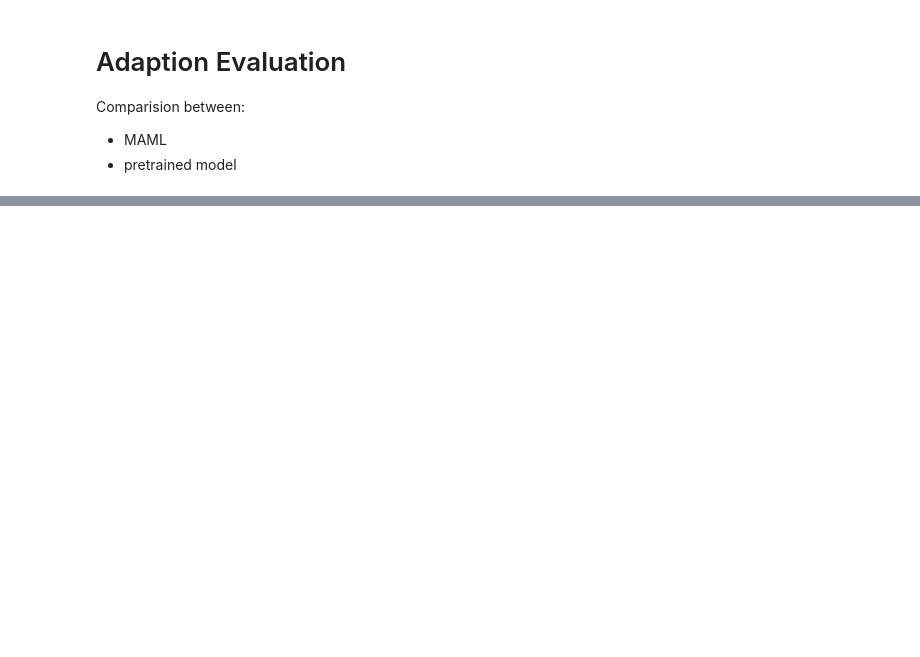
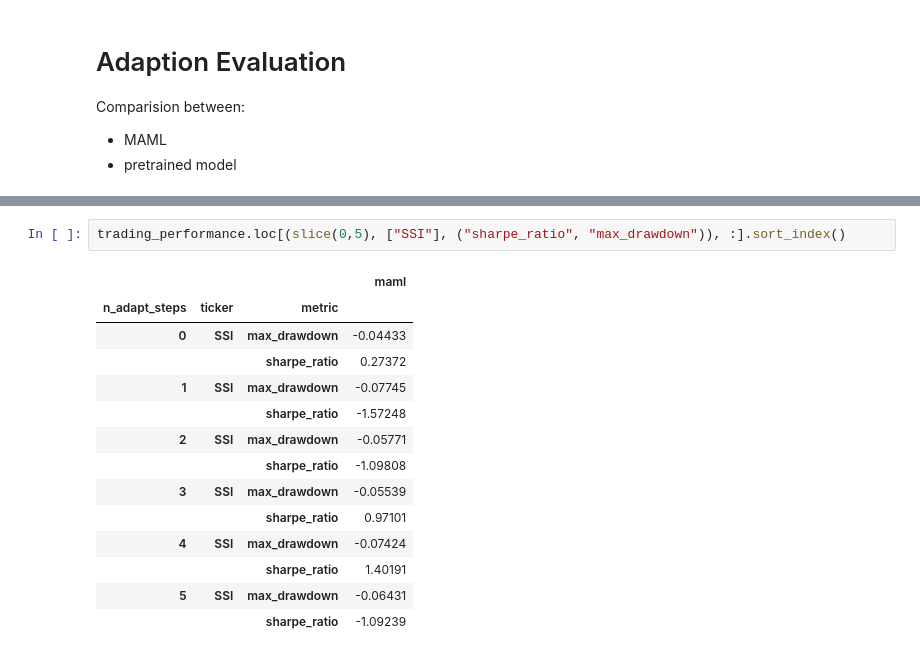
Before and after one commit to minhmanminhman/stock-env, a Jupyter notebook: notebooks/evaluate_adaption.ipynb, the cells around one changed output, grey strips where cells are left out. Drawn from its saved outputs; the diff is of its cells as text; blank space fills up the shorter version.

```diff
--- a/notebooks/evaluate_adaption.ipynb
+++ b/notebooks/evaluate_adaption.ipynb
@@ -127,0 +160,17 @@ random_df = df_result[df_result.model_type == 'random']
+# %%
+trading_performance.loc[(slice(0,5), ["SSI"], ("sharpe_ratio", "max_drawdown")), :].sort_index()
+# %% [output]
+|  |  |  | maml |
+| n_adapt_steps | ticker | metric |  |
+| 0 | SSI | max_drawdown | -0.04433 |
+|  |  | sharpe_ratio | 0.27372 |
+| 1 | SSI | max_drawdown | -0.07745 |
+|  |  | sharpe_ratio | -1.57248 |
+| 2 | SSI | max_drawdown | -0.05771 |
+|  |  | sharpe_ratio | -1.09808 |
+| 3 | SSI | max_drawdown | -0.05539 |
+|  |  | sharpe_ratio | 0.97101 |
+| 4 | SSI | max_drawdown | -0.07424 |
+|  |  | sharpe_ratio | 1.40191 |
+| 5 | SSI | max_drawdown | -0.06431 |
+|  |  | sharpe_ratio | -1.09239 |
```
Also changed, not shown: parts of 11 cells of this notebook, 1 other file.
